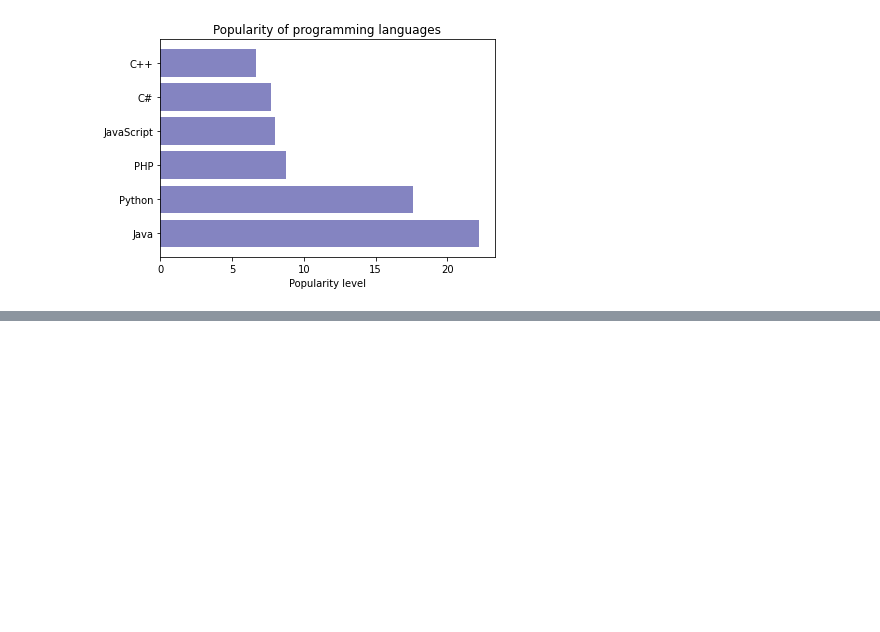
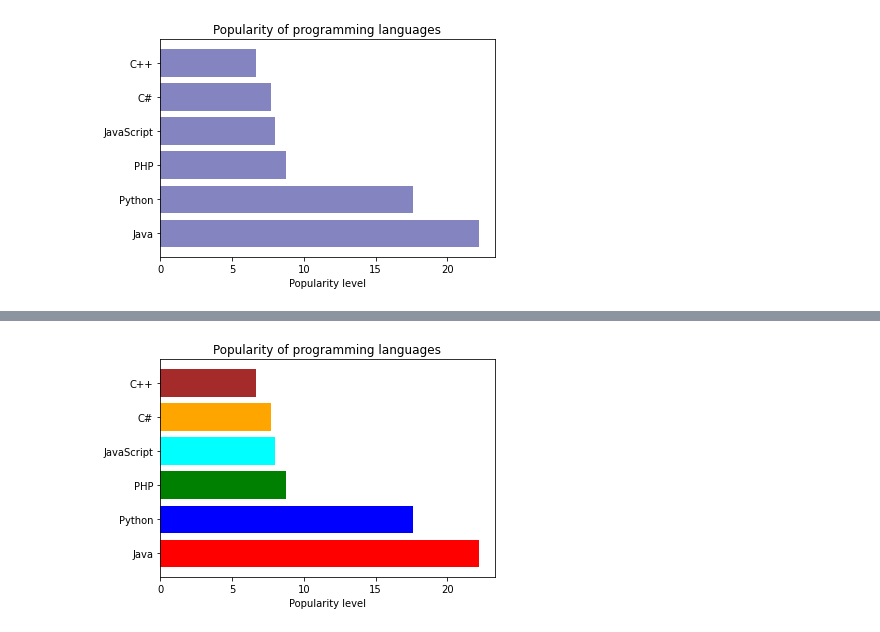
Before and after one commit to NishanthRajkumar/Python-Libraries, a Jupyter notebook: matplotlib_programs/matplotlib_barchart.ipynb, the cells around one changed output, grey strips where cells are left out. Drawn from its saved outputs; the diff is of its cells as text; code cells hidden in the pictures; blank space fills up the shorter version.

Commit message:
plot bar chart with different colors

```diff
--- a/matplotlib_programs/matplotlib_barchart.ipynb
+++ b/matplotlib_programs/matplotlib_barchart.ipynb
@@ -57,0 +64,8 @@ plt.show()
+# %%
+# Plot a horizantal bar chart with different colors
+plt.barh(programming_languages, popularity, color = ['red', 'blue', 'green', 'cyan', 'orange', 'brown'])
+plt.title('Popularity of programming languages')
+plt.xlabel('Popularity level')
+plt.show()
+# %% [output]
+[figure, added]
```
Also changed, not shown: parts of 1 cell of this notebook.
